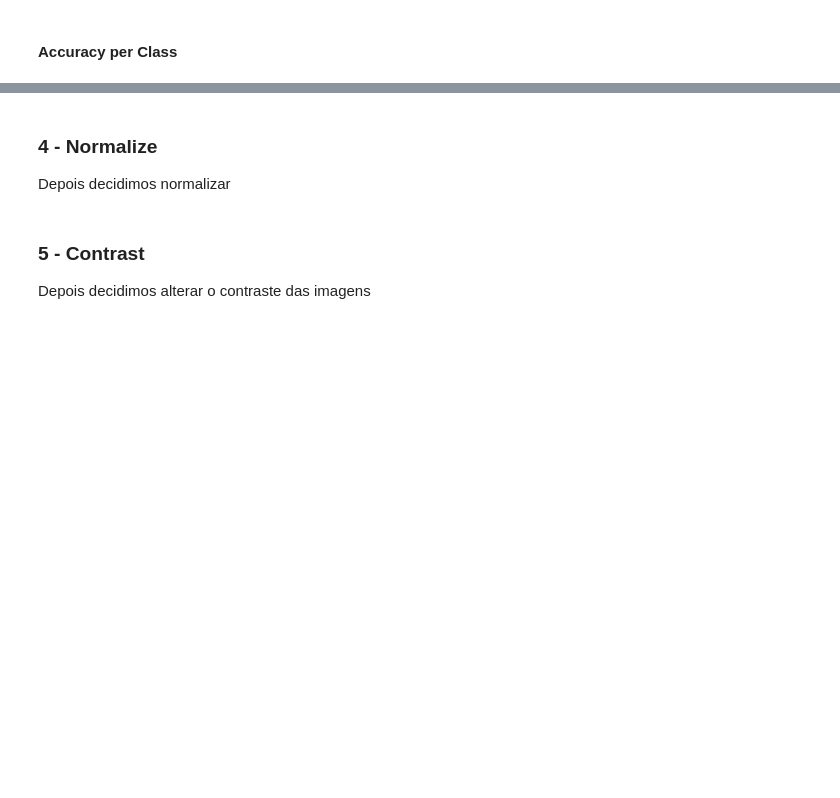
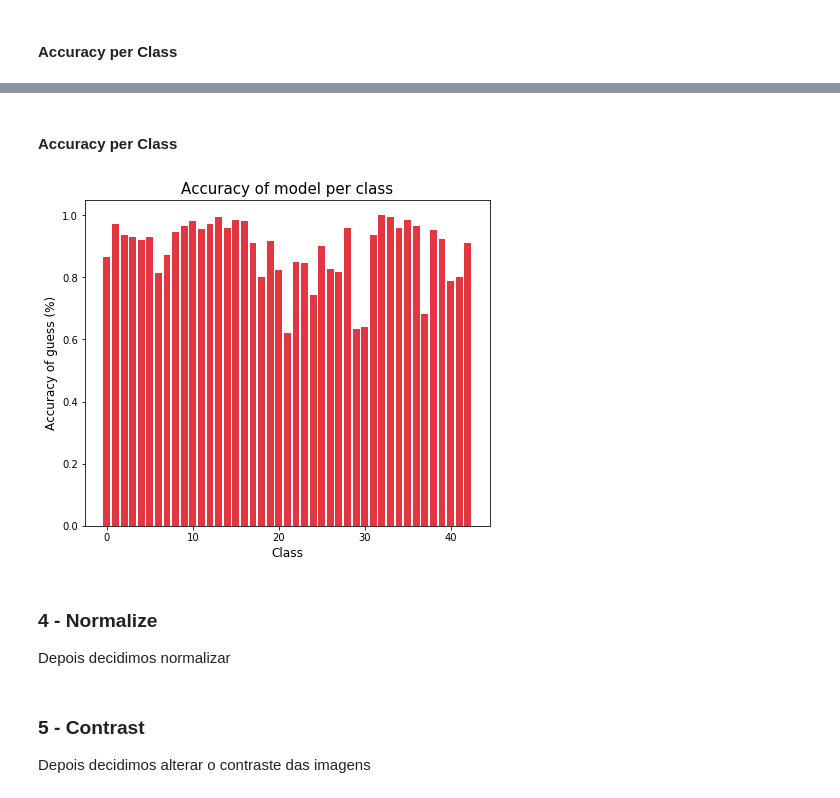
Before and after one commit to HerouFenix/taa-traffic-sign-identification, a Jupyter notebook: Project1.ipynb, the cells around one changed output, grey strips where cells are left out. Cells and saved outputs as stored; diff of their text form; code cells hidden in the pictures; blank space fills up the shorter version.

```diff
--- a/Project1.ipynb
+++ b/Project1.ipynb
@@ -422,3 +458,9 @@ Depois decidimos normalizar
+# %% [markdown]
+#### Accuracy per Class
+# %%
+plot_acc_per_class(conf_mat_rel)
+# %% [output]
+[figure, added]
 # %% [markdown]
 ### 4 - Normalize
 Depois decidimos normalizar
```
Also changed, not shown: parts of 12 cells of this notebook.
